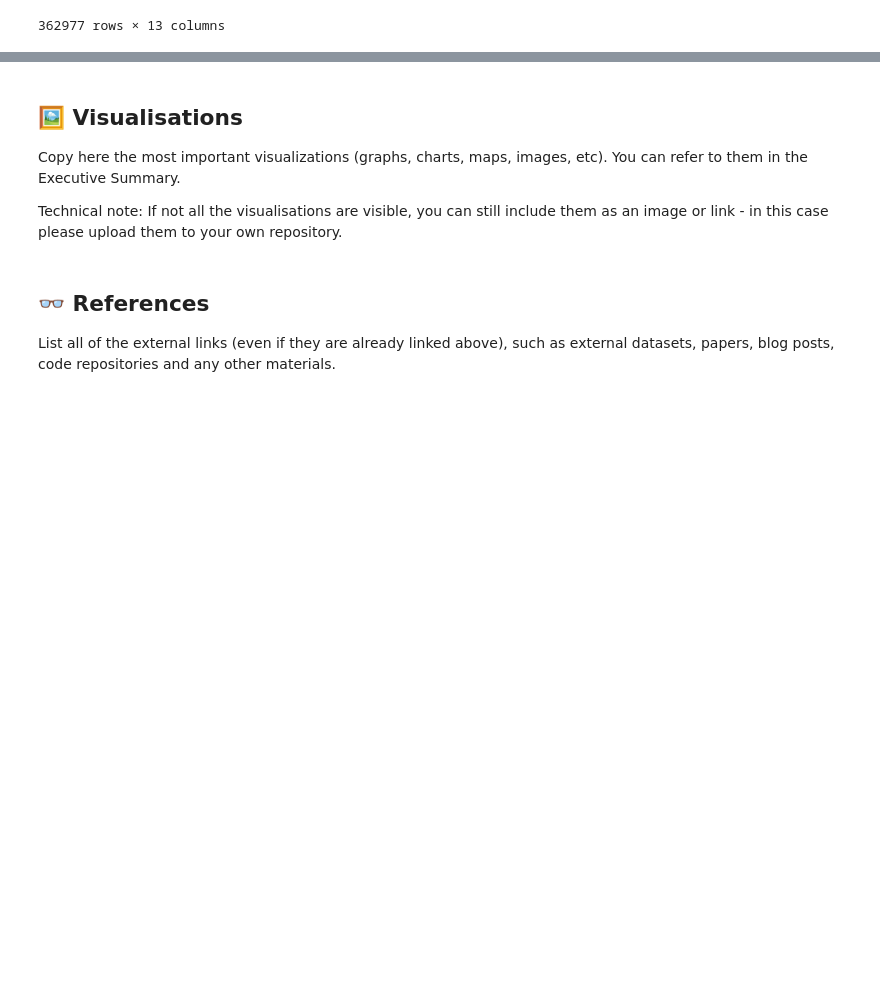
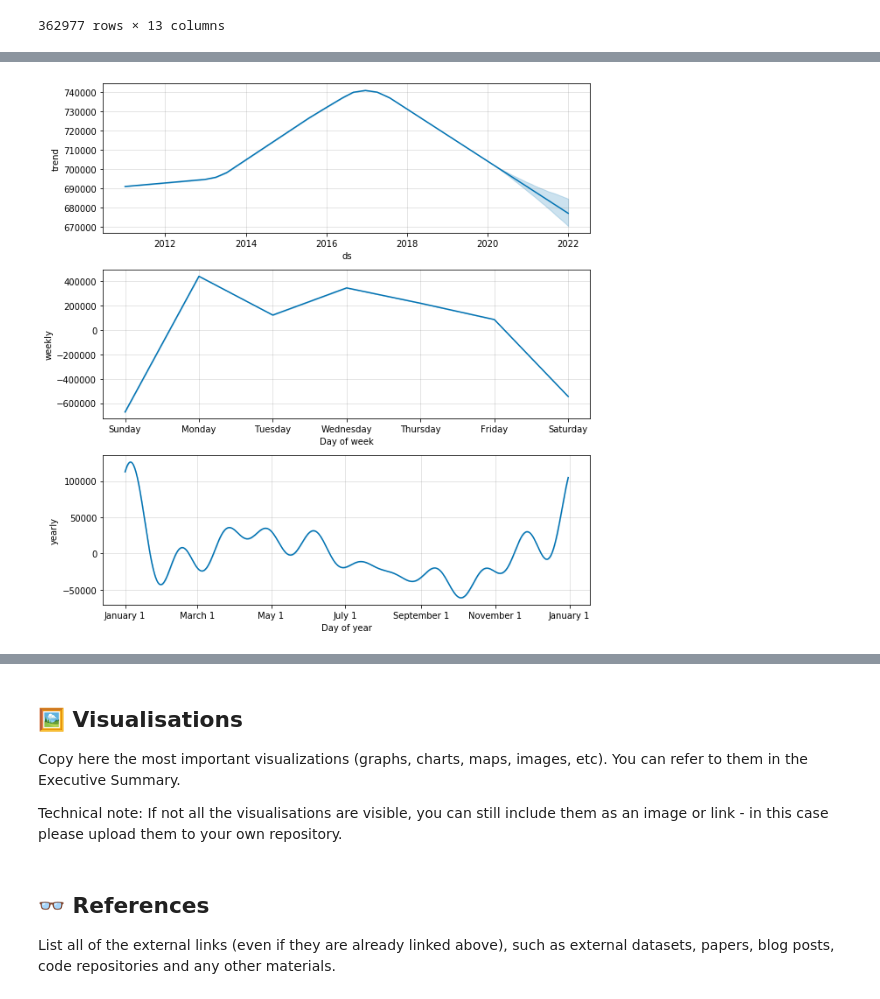
Before and after one commit to darenasc/data_world_league_2022, a Jupyter notebook: notebooks/k-nearest-teammates-submission-nb.ipynb, the cells around one changed output, grey strips where cells are left out. Saved outputs shown, nothing was run; the diff lists cells and outputs as text; code cells hidden in the pictures; blank space fills up the shorter version.

```diff
--- a/notebooks/k-nearest-teammates-submission-nb.ipynb
+++ b/notebooks/k-nearest-teammates-submission-nb.ipynb
@@ -76,0 +142,4 @@ data
+# %%
+fig2_gc = m_gc.plot_components(forecast_gc)
+# %% [output]
+[figure, added]
```
Also changed, not shown: parts of 21 cells of this notebook.
